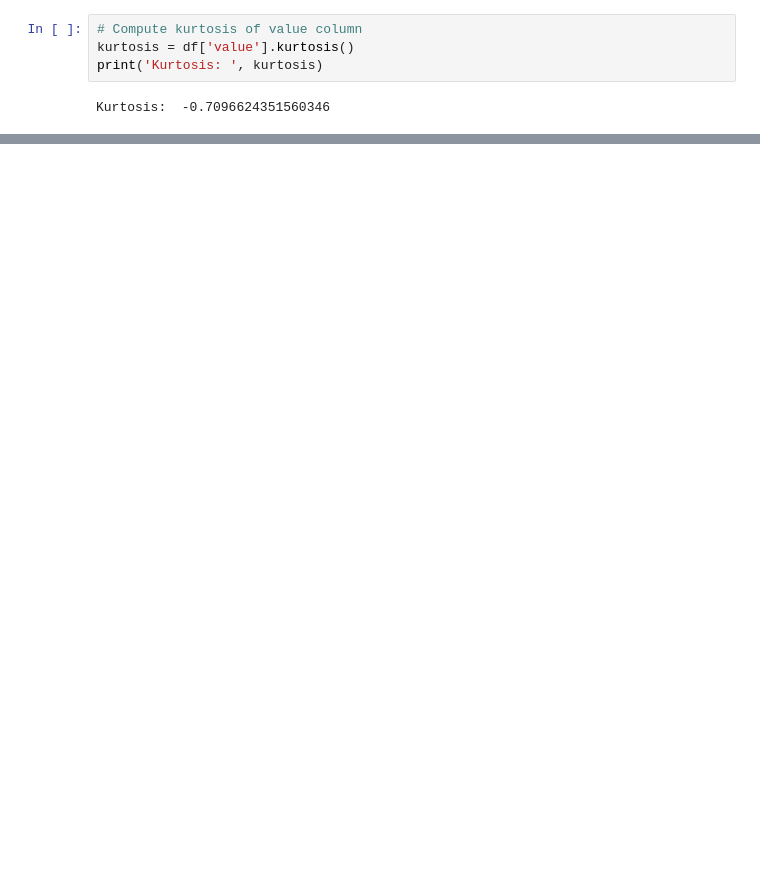
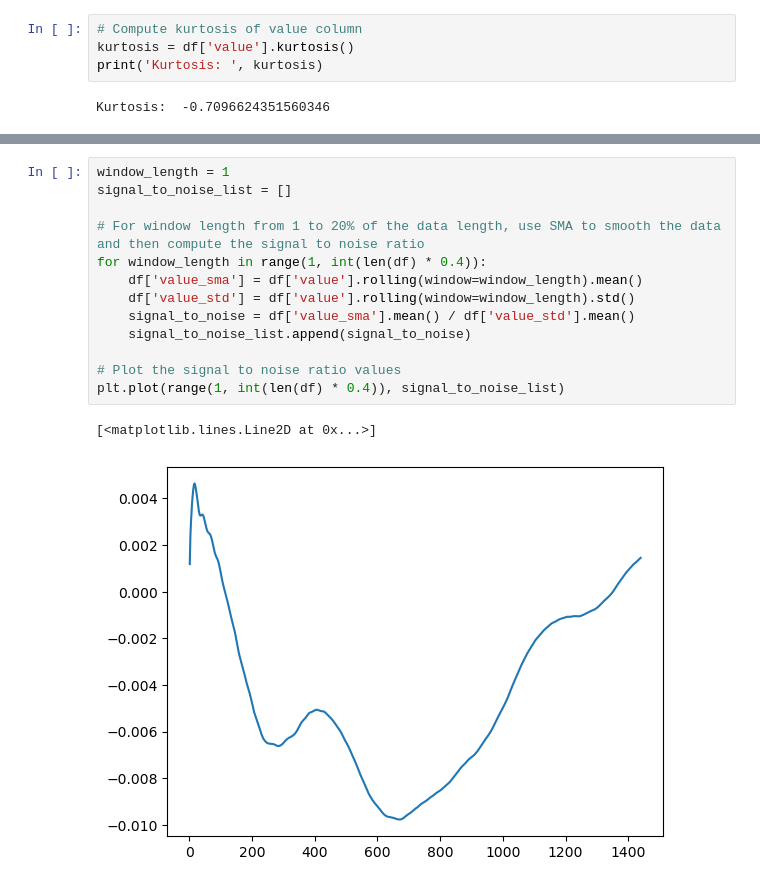
Before and after one commit to siddhipandare/Smooth-Operator, a Jupyter notebook: 8803-MDS-Project/statistical_measures.ipynb, the cells around one changed output, grey strips where cells are left out. Drawn from its saved outputs; the diff is of its cells as text; blank space fills up the shorter version.

```diff
--- a/8803-MDS-Project/statistical_measures.ipynb
+++ b/8803-MDS-Project/statistical_measures.ipynb
@@ -43,0 +60,16 @@ plt.plot(range(1, int(len(df) * 0.2)), kurtosis_list)
+# %%
+window_length = 1
+signal_to_noise_list = []
+
+# For window length from 1 to 20% of the data length, use SMA to smooth the data and then compute the signal to noise ratio
+for window_length in range(1, int(len(df) * 0.4)):
+    df['value_sma'] = df['value'].rolling(window=window_length).mean()
+    df['value_std'] = df['value'].rolling(window=window_length).std()
+    signal_to_noise = df['value_sma'].mean() / df['value_std'].mean()
+    signal_to_noise_list.append(signal_to_noise)
+
+# Plot the signal to noise ratio values
+plt.plot(range(1, int(len(df) * 0.4)), signal_to_noise_list)
+# %% [output]
+[<matplotlib.lines.Line2D at 0x...>]
+[figure, added]
```
Also changed, not shown: parts of 5 cells of this notebook, 5 other files.
